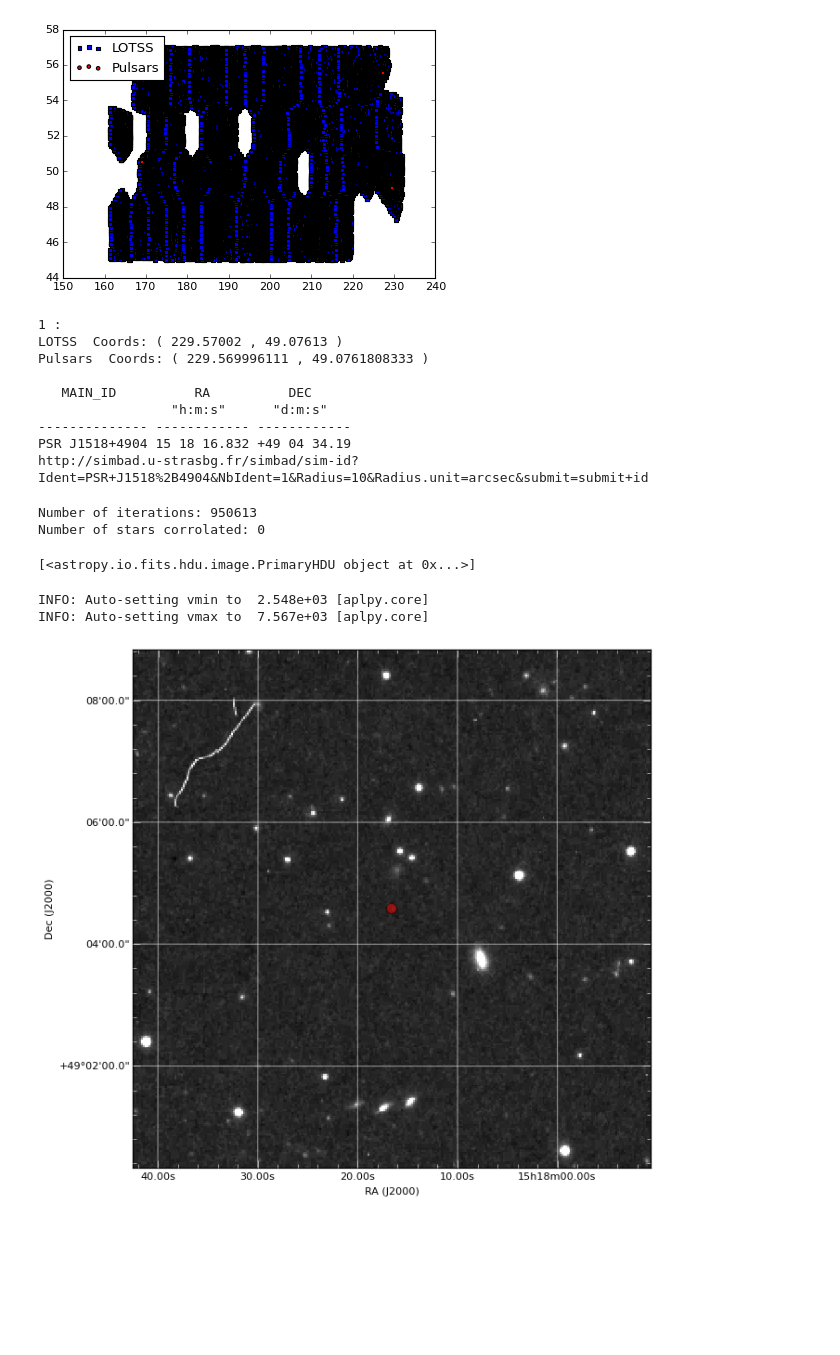
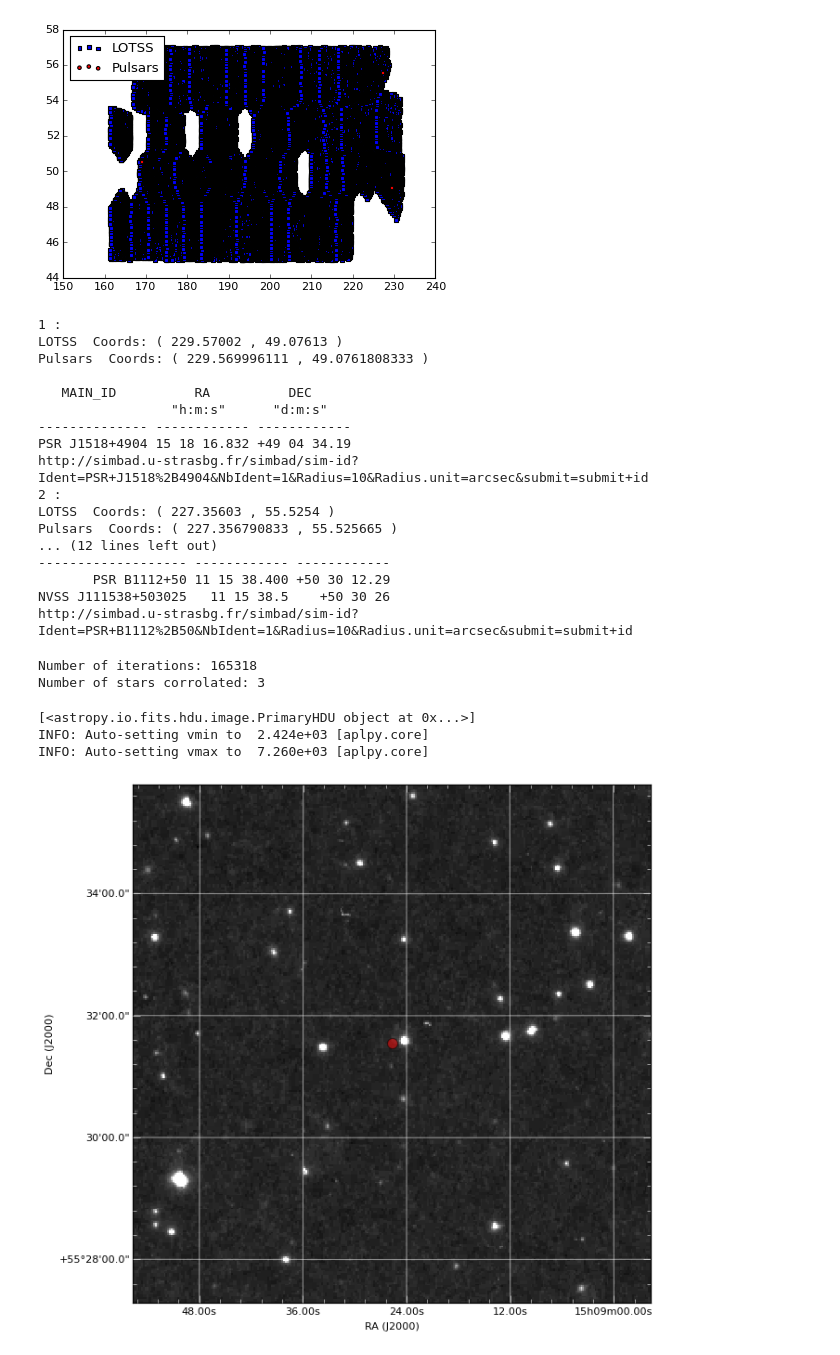
Before and after one commit to niallb96/lofar, a Jupyter notebook: LOTSS_VS_Pulsars.ipynb, the cells around one changed output. Cells and saved outputs as stored; diff of their text form; code cells hidden in the pictures; blank space fills up the shorter version.

```diff
--- a/LOTSS_VS_Pulsars.ipynb
+++ b/LOTSS_VS_Pulsars.ipynb
@@ -112,8 +94,8 @@ s=0
 it=0
 corr=0
 
-# RA_Second_e=15.0/3600.0
-# DE_Second_e=15.0/3600.0
+RA_Second_e=15.0/3600.0
+DE_Second_e=15.0/3600.0
 
 #While loop goes through all of first catalogue..
 while f<len(RA_First):
@@ -126,8 +108,8 @@ while f<len(RA_First):
     #This is a formula for overlapping rectangles with the sides being the error
     #If this is true catalogues have that source in common
 
-    elif RA_First_e[f]+RA_Second_e[s]>= abs(RA_First[f]-RA_Second[s]) and DE_First_e[f]+DE_Second_e[s]>= abs(DE_First[f]-DE_Second[s]):
-    #elif RA_First_e[f]+RA_Second_e>= abs(RA_First[f]-RA_Second[s]) and DE_First_e[f]+DE_Second_e>= abs(DE_First[f]-DE_Second[s]):
+    #elif RA_First_e[f]+RA_Second_e[s]>= abs(RA_First[f]-RA_Second[s]) and DE_First_e[f]+DE_Second_e[s]>= abs(DE_First[f]-DE_Second[s]):
+    elif RA_First_e[f]+RA_Second_e>= abs(RA_First[f]-RA_Second[s]) and DE_First_e[f]+DE_Second_e>= abs(DE_First[f]-DE_Second[s]):
         #print coords
         print corr+1,":"
         print First_Catalogue_Name," Coords: (",RA_First[f],",",DE_First[f],")"
@@ -173,39 +155,47 @@ Pulsars  Coords: ( 229.569996111 , 49.0761808333 )
 -------------- ------------ ------------
 PSR J1518+4904 15 18 16.832 +49 04 34.19
 http://simbad.u-strasbg.fr/simbad/sim-id?Ident=PSR+J1518%2B4904&NbIdent=1&Radius=10&Radius.unit=arcsec&submit=submit+id
+2 :
+LOTSS  Coords: ( 227.35603 , 55.5254 )
+Pulsars  Coords: ( 227.356790833 , 55.525665 )
+... (12 lines left out)
+------------------- ------------ ------------
+       PSR B1112+50 11 15 38.400 +50 30 12.29
+NVSS J111538+503025   11 15 38.5    +50 30 26
+http://simbad.u-strasbg.fr/simbad/sim-id?Ident=PSR+B1112%2B50&NbIdent=1&Radius=10&Radius.unit=arcsec&submit=submit+id
 # %%
 print "Number of iterations:",it
 print "Number of stars corrolated:",corr
 # %% [output]
-Number of iterations: 950613
-Number of stars corrolated: 0
+Number of iterations: 165318
+Number of stars corrolated: 3
 # %%
 #This displays image of a correlated source
 
 #Which source to show:
-x=0
+x=1
 
 #Coordinates of this source:
 pos=coord.SkyCoord(RA_Second_Relevant[x]*u.deg, DE_Second_Relevant[x]*u.deg)
 ra=np.array([RA_Second_Relevant[x]])
 de=np.array([DE_Second_Relevant[x]])
 
 #Find image from DSS:
 images = SkyView.get_images(pos,survey=['DSS'])
 print images[0]
 
 CV = aplpy.FITSFigure(images[0])
 
 #Gives in grid and makes it grayscale (can also be made colorscale)
 CV.show_grayscale()
 CV.add_grid()
 
 #This plots a circle where the relevant source should be
 x_pix, y_pix = CV.world2pixel(ra,de)
 plt.scatter(x_pix, y_pix, s=100, c='red', alpha=.5)
 plt.show()
 # %% [output]
 [<astropy.io.fits.hdu.image.PrimaryHDU object at 0x...>]
+INFO: Auto-setting vmin to  2.424e+03 [aplpy.core]
+INFO: Auto-setting vmax to  7.260e+03 [aplpy.core]
-INFO: Auto-setting vmin to  2.548e+03 [aplpy.core]
-INFO: Auto-setting vmax to  7.567e+03 [aplpy.core]
-[figure, old version]
+[figure, new version]
```
Also changed, not shown: parts of 2 cells of this notebook, 3 other files.
